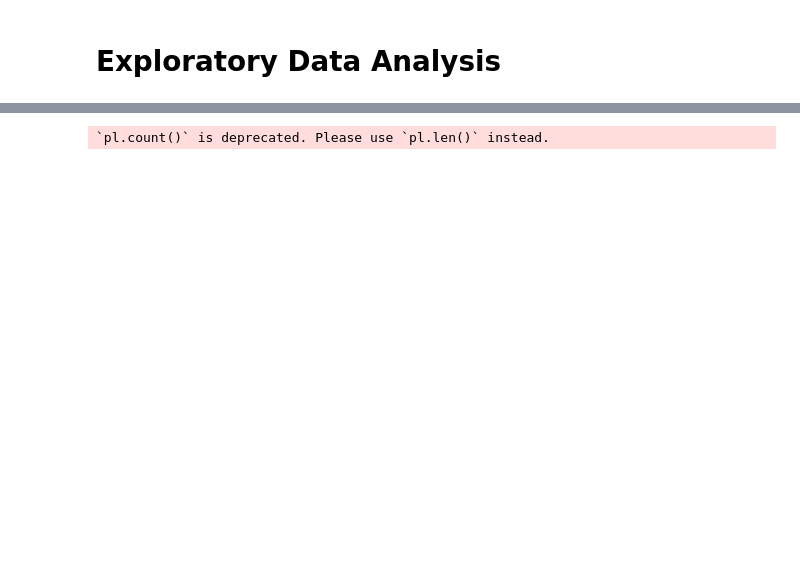
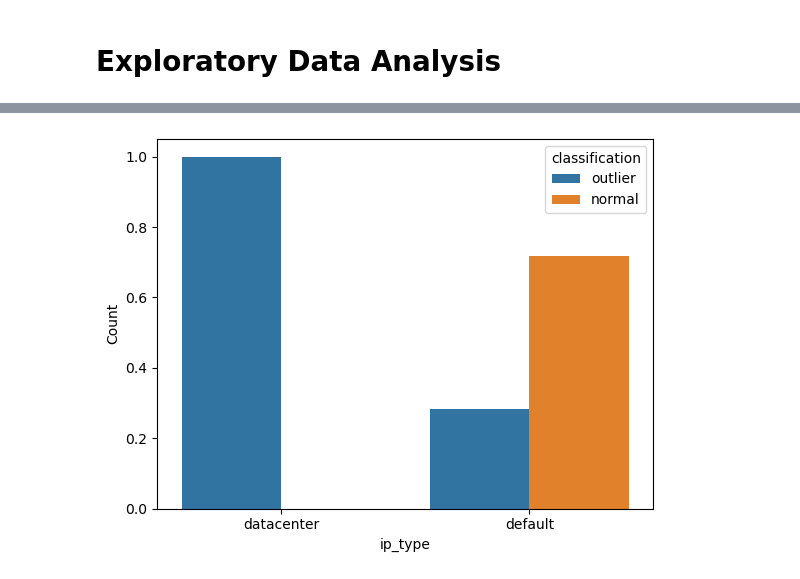
Before and after one commit to Ben-geo/Anomalous-Behavior-Analysis-and-Prediction, a Jupyter notebook: notebooks/eda.ipynb, the cells around one changed output, grey strips where cells are left out. Cells and saved outputs as stored; diff of their text form; code cells hidden in the pictures; blank space fills up the shorter version.

Commit message:
Tried out first sns plot

```diff
--- a/notebooks/eda.ipynb
+++ b/notebooks/eda.ipynb
@@ -30,31 +32,10 @@ shape: (5, 12)
 # %%
 visualization.bar_plot(df,"target","Counts of Target Classes")
 # %%
-visualization.proportion_plot(
+visualization.plt_proportion_plot(
     df,
     "ip_type",
-    "target",
+    "classification",
     "Counts of Target Classes")
+# %% [output]
+[figure, added]
-# %%
-
-data=df
-column = "ip_type"
-target="target"
-counts = data.group_by(column, target).agg(pl.count())
-target_counts = counts.group_by(column).agg(pl.col("count").sum().alias("total"))
-proportions = counts.join(target_counts, on=column)
-proportions = proportions.with_columns(
-    proportion=pl.col("count") / pl.col("total")
-).sort((column, target))
-px.bar(
-    x=proportions[column].to_list(),
-    y=proportions["proportion"].to_list(),
-    color=proportions[target].to_list(),
-    color_discrete_sequence=px.colors.qualitative.Antique,
-    labels={
-        "x": column,
-        "y": f"{target} proportion",
-    }
-)
-# %% [output]
-`pl.count()` is deprecated. Please use `pl.len()` instead.
```
Also changed, not shown: parts of 3 cells of this notebook.
